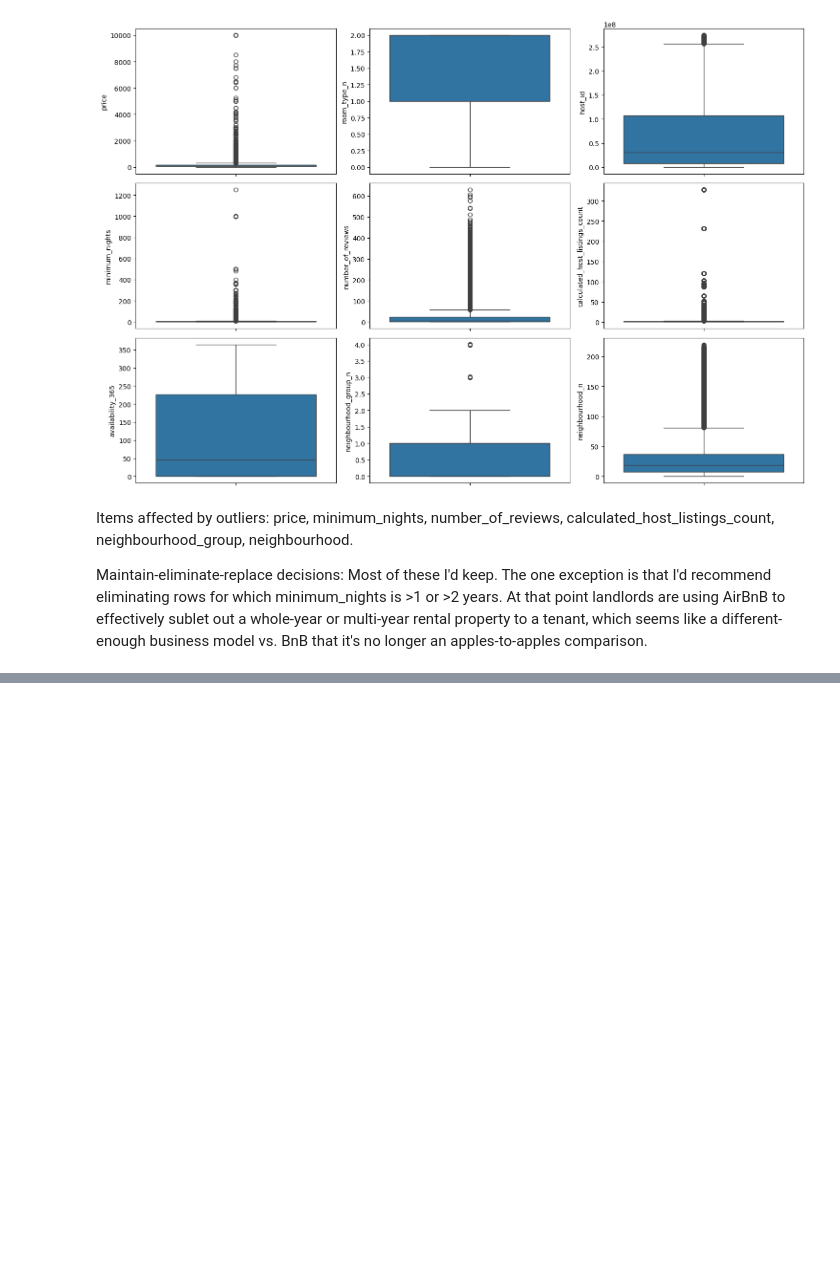
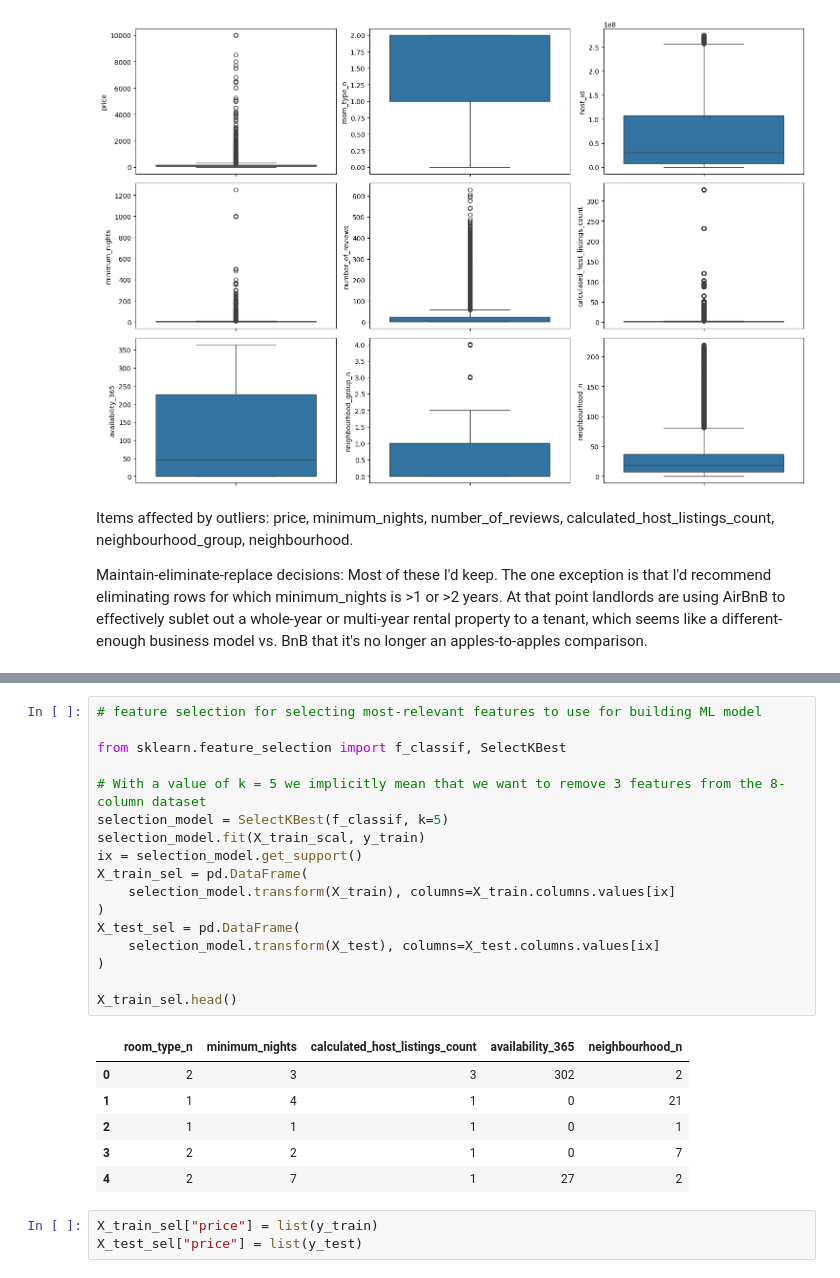
Before and after one commit to 4GeeksAcademy/machine-learning-python-template-NWinocur, a Jupyter notebook: src/explore.ipynb, the cells around one changed output, grey strips where cells are left out. Drawn from its saved outputs; the diff is of its cells as text; blank space fills up the shorter version.

```diff
--- a/src/explore.ipynb
+++ b/src/explore.ipynb
@@ -471,0 +520,27 @@ X_train.head()
+# %%
+# feature selection for selecting most-relevant features to use for building ML model
+
+from sklearn.feature_selection import f_classif, SelectKBest
+
+# With a value of k = 5 we implicitly mean that we want to remove 3 features from the 8-column dataset
+selection_model = SelectKBest(f_classif, k=5)
+selection_model.fit(X_train_scal, y_train)
+ix = selection_model.get_support()
+X_train_sel = pd.DataFrame(
+    selection_model.transform(X_train), columns=X_train.columns.values[ix]
+)
+X_test_sel = pd.DataFrame(
+    selection_model.transform(X_test), columns=X_test.columns.values[ix]
+)
+
+X_train_sel.head()
+# %% [output]
+|  | room_type_n | minimum_nights | calculated_host_listings_count | availability_365 | neighbourhood_n |
+| 0 | 2 | 3 | 3 | 302 | 2 |
+| 1 | 1 | 4 | 1 | 0 | 21 |
+| 2 | 1 | 1 | 1 | 0 | 1 |
+| 3 | 2 | 2 | 1 | 0 | 7 |
+| 4 | 2 | 7 | 1 | 27 | 2 |
+# %%
+X_train_sel["price"] = list(y_train)
+X_test_sel["price"] = list(y_test)
```
Also changed, not shown: parts of 7 cells of this notebook.
